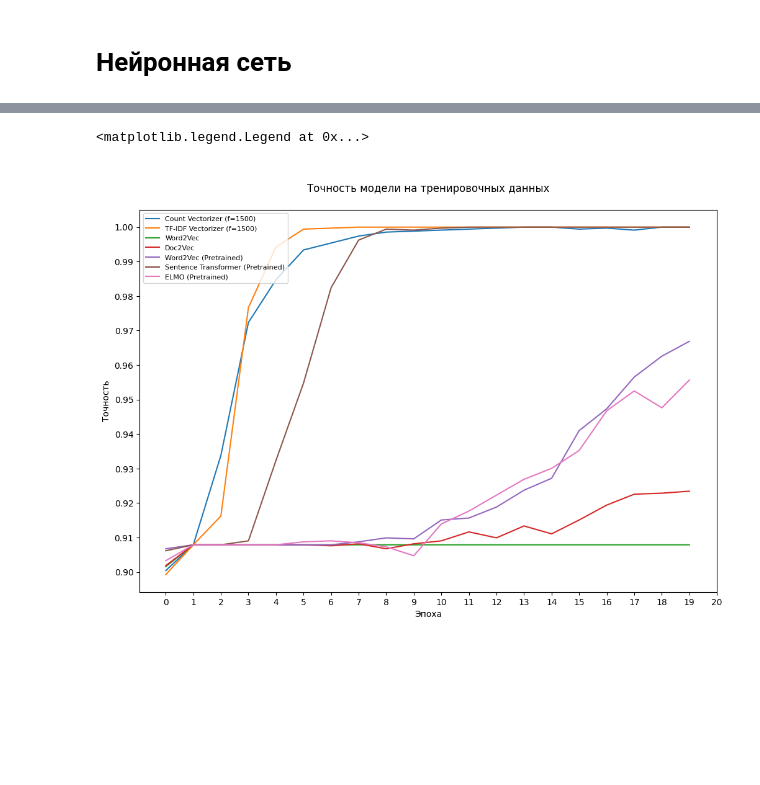
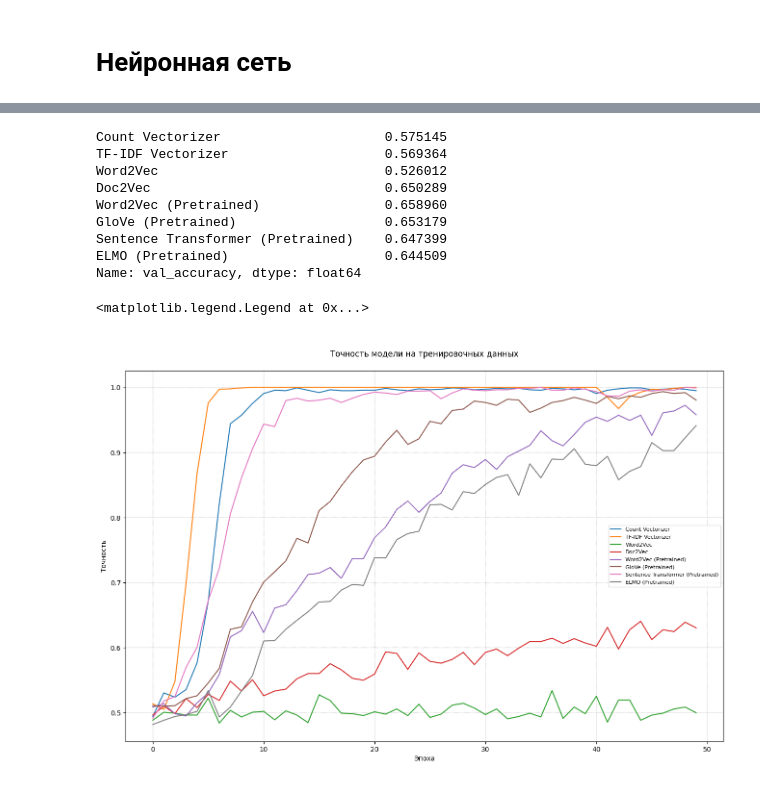
Before and after one commit to nastiknastik/sem-search-for-books, a Jupyter notebook: model.ipynb, the cells around one changed output, grey strips where cells are left out. Drawn from its saved outputs; the diff is of its cells as text; code cells hidden in the pictures; blank space fills up the shorter version.

```diff
--- a/model.ipynb
+++ b/model.ipynb
@@ -681,8 +644,8 @@ true_data['clean_description'] = true_data['book_id'].map(lambda x: df_books.loc
 true_data['result'] = [1.0 for _ in range(len(true_data))]
 
 # Добавим случайных данных
-random_descriptions = df_books['clean_description'].sample(len(true_data) * 10, replace=True).reset_index(drop=True)
-random_queries = df_queries['clean_query'].sample(len(true_data) * 10, replace=True).reset_index(drop=True)
+random_descriptions = df_books['clean_description'].sample(len(true_data), replace=True).reset_index(drop=True)
+random_queries = df_queries['clean_query'].sample(len(true_data), replace=True).reset_index(drop=True)
 random_data = random_descriptions.to_frame().join(random_queries)
 random_data['result'] = [0.0 for _ in range(len(random_data))]
 
@@ -713,9 +676,14 @@ def create_model(input_shape):
     book_input = Input((input_shape,))
     query_input = Input((input_shape,))
     concat_layer = Concatenate()([book_input, query_input])
-    dense = Dense(512, activation="relu")(concat_layer)
+    dense = Dense(2048, activation="relu")(concat_layer)
+    dense = Dropout(0.2)(dense)
+    dense = Dense(1024, activation="relu")(dense)
+    dense = Dropout(0.15)(dense)
+    dense = Dense(512, activation="relu")(dense)
+    dense = Dropout(0.1)(dense)
     dense = Dense(128, activation="relu")(dense)
-    dense = Dense(32, activation="relu")(dense)
+    dense = Dropout(0.08)(dense)
     output_value = Dense(1, activation="sigmoid")(dense)
 
     model = Model(inputs=[book_input, query_input], outputs=output_value)
@@ -747,14 +715,20 @@ ________________________________________________________________________________
 # %%
-nn_compare = {}
-for vectorizer in [runCountVectorizer, runTfidfVectorizer, runWord2VecVectorizer, runDoc2VecVectorizer, runWord2VecPretrainedVectorizer, runSentenceTransformerVectorizer, runElmoVectorizer]:
+df_nn_compare = pd.DataFrame(columns=['train_accuracy', 'train_loss', 'val_accuracy', 'val_loss'])
+for vectorizer in [runCountVectorizer, runTfidfVectorizer, runWord2VecVectorizer, runDoc2VecVectorizer, runWord2VecPretrainedVectorizer, runGloveVectorizer, runSentenceTransformerVectorizer, runElmoVectorizer]:
+
+    logger.setLevel(logging.CRITICAL)
     name, descriptions_vectors, queries_vectors = vectorizer(data['clean_description'].values, data['clean_query'].values)
-    descriptions_vectors = tensorflow.convert_to_tensor(descriptions_vectors.astype(np.float32))
-    queries_vectors = tensorflow.convert_to_tensor(queries_vectors.astype(np.float32))
-    results = tensorflow.convert_to_tensor(data['result'].values.astype(np.float32))
+    logger.setLevel(logging.DEBUG)
+
+    descriptions_vectors = descriptions_vectors.astype(np.float32)
+    queries_vectors = queries_vectors.astype(np.float32)
+    results = data['result'].values.astype(np.float32)
 
     print(f"{name}:")
     model = create_model(descriptions_vectors.shape[1])
-    history = model.fit([descriptions_vectors, queries_vectors], results, batch_size=32, epochs=20, verbose=1, validation_split=0.1, shuffle=True)
-    nn_compare[name] = {'train_accuracy': history.history['accuracy'], 'train_loss': history.history['loss'], 'val_accuracy': history.history['val_accuracy'], 'val_loss': history.history['val_loss']}
+    history = model.fit([descriptions_vectors, queries_vectors], results, batch_size=64, epochs=50, verbose=1, validation_split=0.2)
+    df_nn_compare.loc[name] = [history.history['accuracy'], history.history['loss'], history.history['val_accuracy'], history.history['val_loss']]
+
     del model
+    gc.collect()
 # %% [output]
@@ -902,4 +780,0 @@ Epoch 20/20
-# %%
-df_nn_compare = pd.DataFrame(nn_compare)
-df_nn_compare = df_nn_compare.transpose()
-df_nn_compare
@@ -915,14 +793,25 @@ df_nn_compare
+# %%
+df_nn_compare['val_accuracy'].apply(lambda x: max(x))
+# %% [output]
+Count Vectorizer                     0.575145
+TF-IDF Vectorizer                    0.569364
+Word2Vec                             0.526012
+Doc2Vec                              0.650289
+Word2Vec (Pretrained)                0.658960
+GloVe (Pretrained)                   0.653179
+Sentence Transformer (Pretrained)    0.647399
+ELMO (Pretrained)                    0.644509
+Name: val_accuracy, dtype: float64
 # %%
-plt.figure(figsize=(12, 8))
+plt.figure(figsize=(16, 10))
 for vectorizer in df_nn_compare.index.to_list():
     plt.plot(df_nn_compare['train_accuracy'][vectorizer])
 plt.title('\nТочность модели на тренировочных данных\n')
 plt.ylabel('Точность')
 plt.xlabel('Эпоха')
-plt.yticks(np.arange(0.9, 1.0001, 0.01))
-plt.xticks(np.arange(0, 21, 1))
-plt.legend(df_nn_compare.index.to_list(), loc='upper left', prop={'size': 8})
+plt.grid(True, color = "grey", linewidth = "0.3", linestyle = "--")
+plt.legend(df_nn_compare.index.to_list(), loc='center right', prop={'size': 8})
 # %% [output]
 <matplotlib.legend.Legend at 0x...>
-[figure, old version]
+[figure, new version]
 # %%
```
Also changed, not shown: parts of 35 cells of this notebook.
